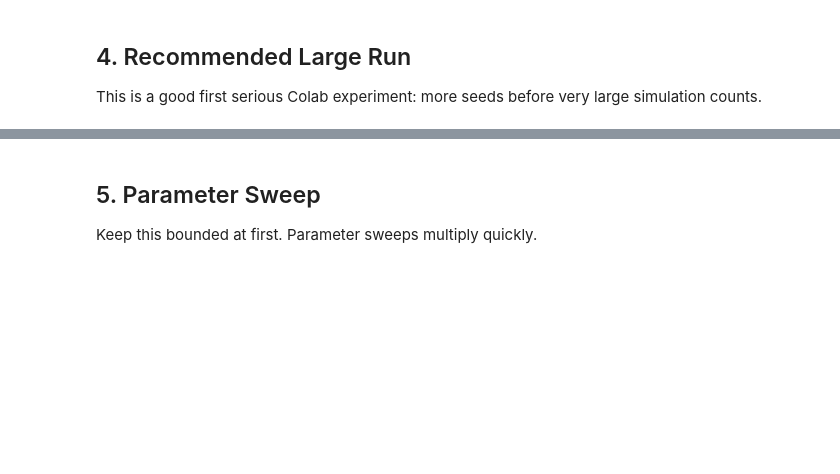
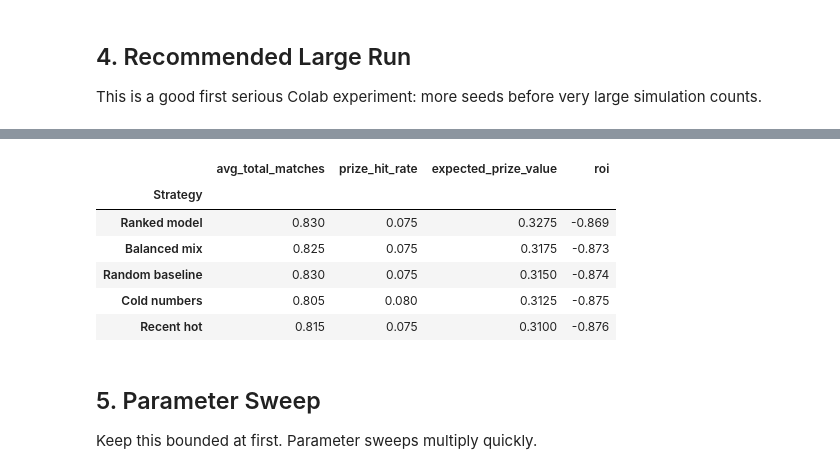
Before and after one commit to charlesclothilde-cmd/MillionaireProject, a Jupyter notebook: large_experiments_colab.ipynb, the cells around one changed output, grey strips where cells are left out. Saved outputs shown, nothing was run; the diff lists cells and outputs as text; code cells hidden in the pictures; blank space fills up the shorter version.

```diff
--- a/large_experiments_colab.ipynb
+++ b/large_experiments_colab.ipynb
@@ -82,3 +128,18 @@ repeated_summary
+# %%
+repeated.groupby("Strategy")[[
+    "avg_total_matches",
+    "prize_hit_rate",
+    "expected_prize_value",
+    "roi"
+]].median().sort_values("expected_prize_value", ascending=False)
+# %% [output]
+|  | avg_total_matches | prize_hit_rate | expected_prize_value | roi |
+| Strategy |  |  |  |  |
+| Ranked model | 0.830 | 0.075 | 0.3275 | -0.869 |
+| Balanced mix | 0.825 | 0.075 | 0.3175 | -0.873 |
+| Random baseline | 0.830 | 0.075 | 0.3150 | -0.874 |
+| Cold numbers | 0.805 | 0.080 | 0.3125 | -0.875 |
+| Recent hot | 0.815 | 0.075 | 0.3100 | -0.876 |
 # %% [markdown]
 ## 5. Parameter Sweep
 
```
Also changed, not shown: parts of 8 cells of this notebook.
